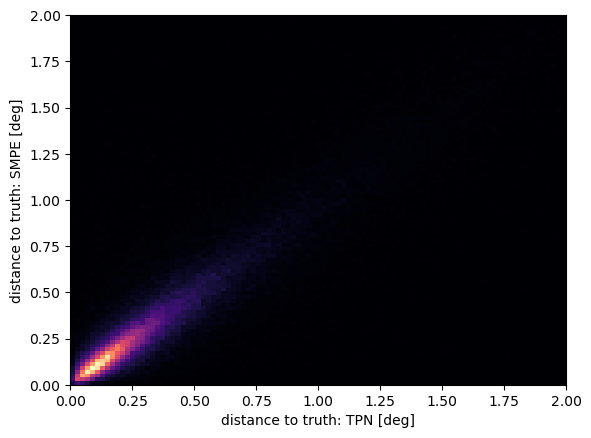
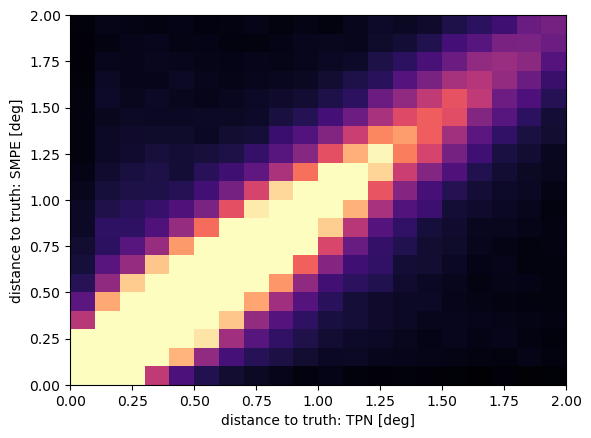
The notebook cell's code change between the first figure and the second:
--- before
+++ after
@@ -1,4 +1,4 @@
-bins = np.linspace(0.0, 2.0, 100)
-plt.hist2d(gcd, gcd_smpe, bins=bins, cmap='magma', )
+bins = np.linspace(0.0, 2.0, 21)
+plt.hist2d(gcd, gcd_smpe, bins=bins, cmap='magma', vmin=1, vmax=1e3)
 plt.xlabel("distance to truth: TPN [deg]")
 plt.ylabel("distance to truth: SMPE [deg]")

Commit: Add Readme